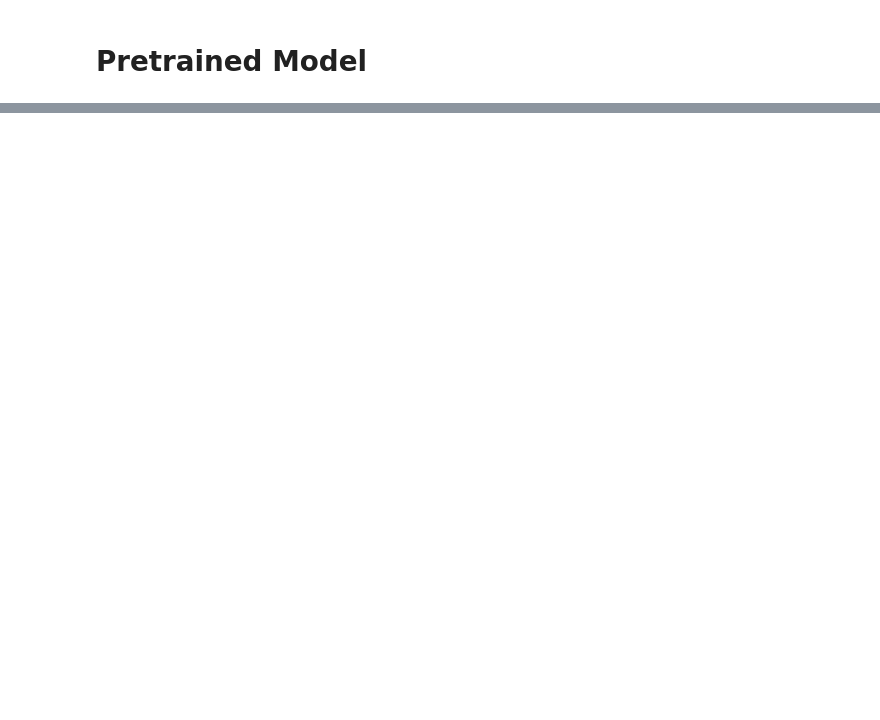
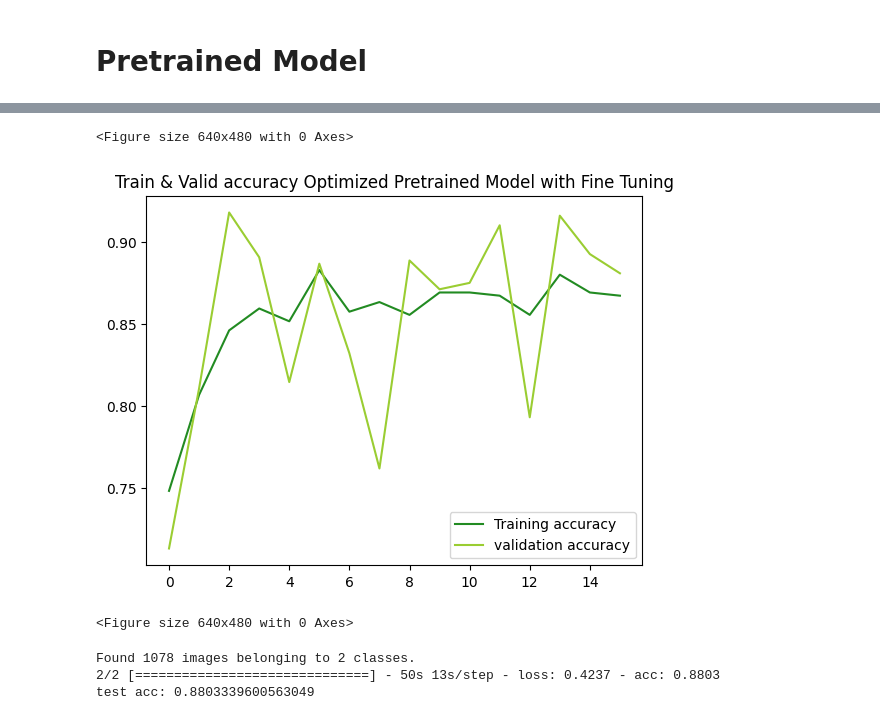
Before and after one commit to t0nychopp3r/swiss_topo, a Jupyter notebook: CNN/swisstopo_cnn.ipynb, the cells around one changed output, grey strips where cells are left out. Cells and saved outputs as stored; diff of their text form; code cells hidden in the pictures; blank space fills up the shorter version.

```diff
--- a/CNN/swisstopo_cnn.ipynb
+++ b/CNN/swisstopo_cnn.ipynb
@@ -568,0 +574,22 @@ plt.show()
+# %%
+# Plot of the training and validation Accuracy
+
+acc = history1.history['acc']
+val_acc = history1.history['val_acc']
+
+epochs = range(len(acc))
+
+plt.plot(epochs, acc, label='Training accuracy', color='forestgreen')
+plt.plot(epochs, val_acc, label='validation accuracy', color='yellowgreen')
+plt.title('Train & Valid accuracy Optimized Pretrained Model with Fine Tuning')
+plt.legend(loc=0)
+plt.savefig('Plots/Pretrained_Model/Optimized_Pretrained_Model_Accuracy_FineTuned.png')
+plt.figure()
+
+# create a folder with Plots for the base model
+#os.mkdir('Plots')
+#os.mkdir('Plots/Pretrained_Model')
+# %% [output]
+<Figure size 640x480 with 0 Axes>
+[figure, added]
+<Figure size 640x480 with 0 Axes>
@@ -568,0 +600,14 @@ plt.show()
+# %%
+test_generator = test_datagen.flow_from_directory(
+    test_dir,
+    target_size = (125,125),
+    batch_size = 768,
+    class_mode = 'binary',
+    shuffle=False)
+
+test_loss, test_acc = model.evaluate(test_generator)
+print('test acc:', test_acc)
+# %% [output]
+Found 1078 images belonging to 2 classes.
+2/2 [==============================] - 50s 13s/step - loss: 0.4237 - acc: 0.8803
+test acc: 0.8803339600563049
```
Also changed, not shown: parts of 20 cells of this notebook, 9 other files.
